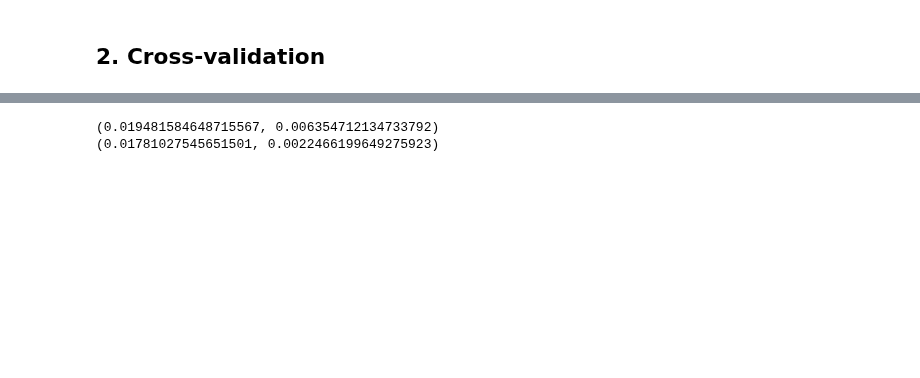
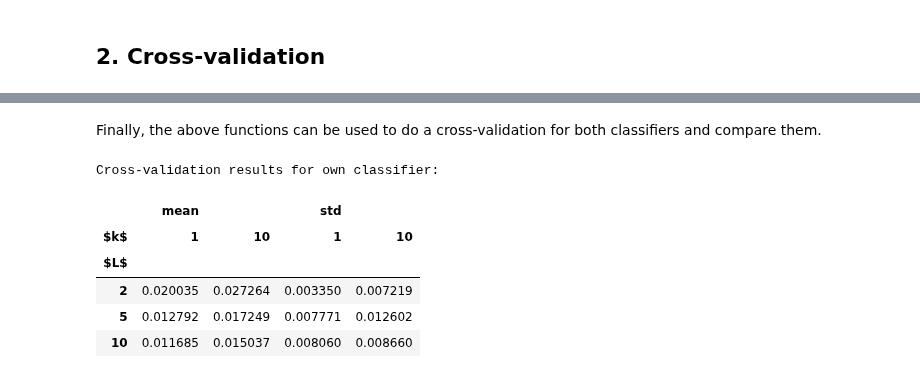
Before and after one commit to kdidi99/ml_fundamentals_hd, a Jupyter notebook: Exercise1b.ipynb, the cells around one changed output, grey strips where cells are left out. Saved outputs shown, nothing was run; the diff lists cells and outputs as text; code cells hidden in the pictures; blank space fills up the shorter version.

```diff
--- a/Exercise1b.ipynb
+++ b/Exercise1b.ipynb
@@ -283,7 +357,44 @@ def cross_validate_sklearn_knn(L, k):
     return np.mean(error_rates), np.std(error_rates)
-# %%
-print(cross_validate_own_knn(5, 10))
-print(cross_validate_sklearn_knn(5, 10))
-# %% [output]
-(0.019481584648715567, 0.006354712134733792)
-(0.01781027545651501, 0.0022466199649275923)
+# %% [markdown]
+Finally, the above functions can be used to do a cross-validation for both classifiers and compare them.
+# %%
+Ls = [2, 5, 10]
+ks = [1, 10]
+
+results_own = []
+results_sklearn = []
+
+for L in Ls:
+    for k in ks:
+
+        # compute mean error and standard deviation for own classifier
+        mean_own, std_own = cross_validate_own_knn(L, k)
+        results_own.append({
+            "$k$": k,
+            "$L$": L,
+            "mean": mean_own,
+            "std": std_own
+        })
+
+        # compute mean error and standard deviation for sklearn classifier
+        mean_sklearn, std_sklearn = cross_validate_sklearn_knn(L, k)
+        results_sklearn.append({
+            "$k$": k,
+            "$L$": L,
+            "mean": mean_sklearn,
+            "std": std_sklearn
+        })
+# %%
+# output mean error and standard deviation for cross-validation of own classifier as a table
+print("Cross-validation results for own classifier:")
+df_own = pd.DataFrame(results_own)
+df_own = df_own.groupby(["$L$", "$k$"]).first().unstack()
+df_own
+# %% [output]
+Cross-validation results for own classifier:
+|  | mean |  | std |  |
+| $k$ | 1 | 10 | 1 | 10 |
+| $L$ |  |  |  |  |
+| 2 | 0.020035 | 0.027264 | 0.003350 | 0.007219 |
+| 5 | 0.012792 | 0.017249 | 0.007771 | 0.012602 |
+| 10 | 0.011685 | 0.015037 | 0.008060 | 0.008660 |
```
Also changed, not shown: parts of 16 cells of this notebook.
